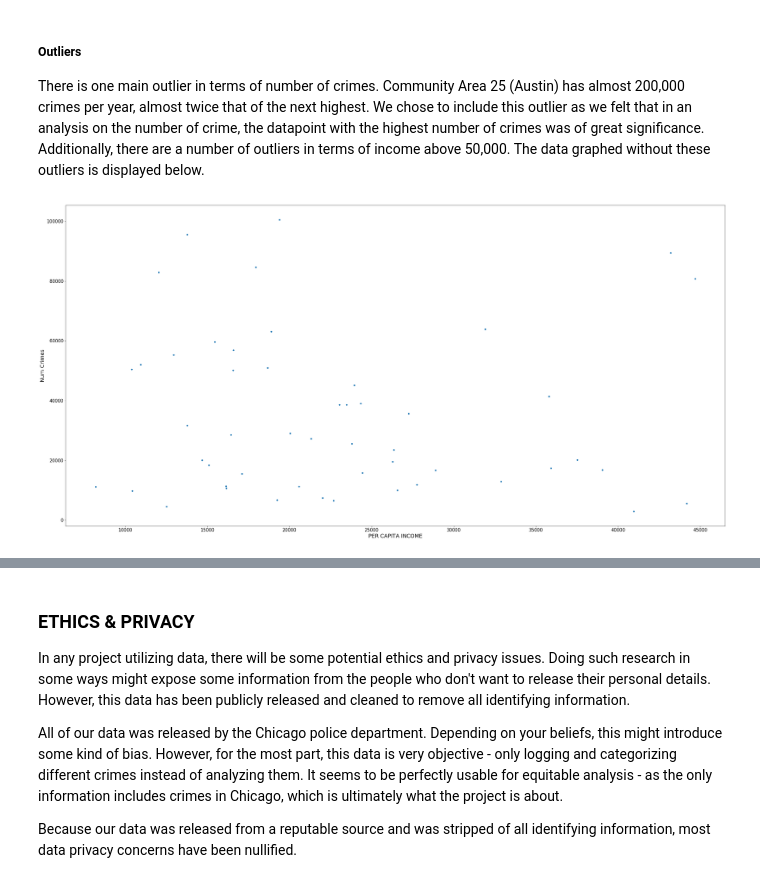
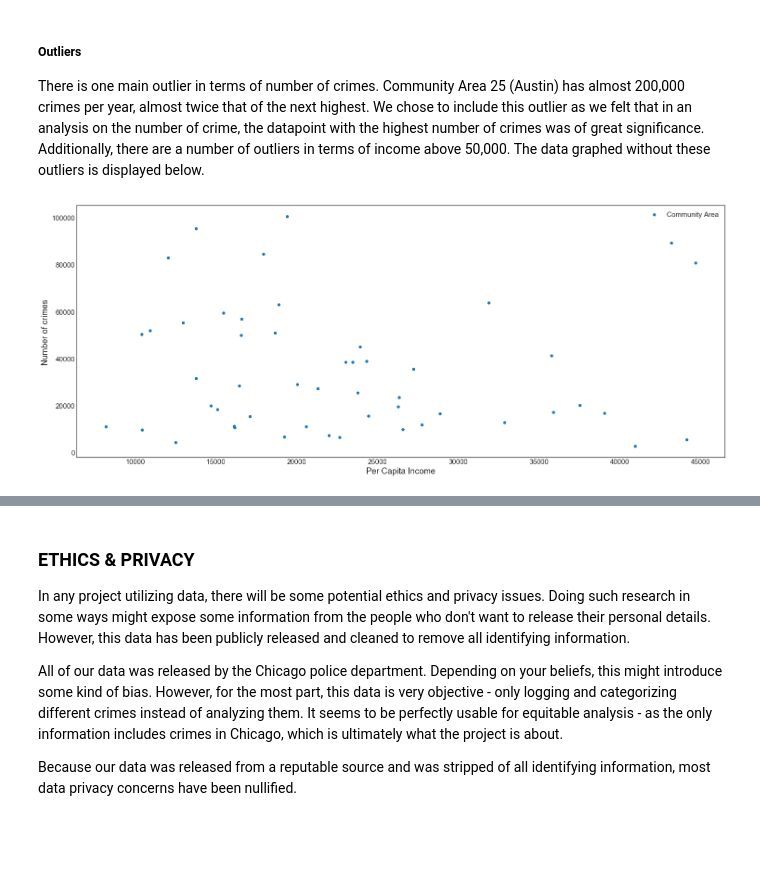
Before and after one commit to nschenone/Crime_Analysis_in_Chicago, a Jupyter notebook: COGS_108_Final_Project.ipynb, the cells around one changed output, grey strips where cells are left out. Saved outputs shown, nothing was run; the diff lists cells and outputs as text; code cells hidden in the pictures; blank space fills up the shorter version.

```diff
--- a/COGS_108_Final_Project.ipynb
+++ b/COGS_108_Final_Project.ipynb
@@ -435,8 +545,10 @@ Description: From the graph, most areas had their per capita incomes in the rang
 # %% [markdown]
 ##### Outliers
 There is one main outlier in terms of number of crimes. Community Area 25 (Austin) has almost 200,000 crimes per year, almost twice that of the next highest. We chose to include this outlier as we felt that in an analysis on the number of crime, the datapoint with the highest number of crimes was of great significance. Additionally, there are a number of outliers in terms of income above 50,000. The data graphed without these outliers is displayed below.
-# %%
-df_scatter = df_2008_2012[(df_2008_2012["PER CAPITA INCOME"] < 50000) & (df_2008_2012["Num Crimes"] < 125000)].head(50)
-df_scatter.plot.scatter(x='PER CAPITA INCOME', y='Num Crimes');
-# %% [output]
-[figure, removed]
+# %%
+df_anlz = df_2008_2012[(df_2008_2012["Per_Capita_Income"] < 50000) & (df_2008_2012["Num_Crimes"] < 125000)].head(50)
+df_anlz.plot.scatter(x='Per_Capita_Income', y='Num_Crimes',s=30,label='Community Area');
+plt.xlabel('Per Capita Income')
+plt.ylabel('Number of crimes ');
+# %% [output]
+[figure, added]
```
Also changed, not shown: parts of 34 cells of this notebook, 5 other files.
